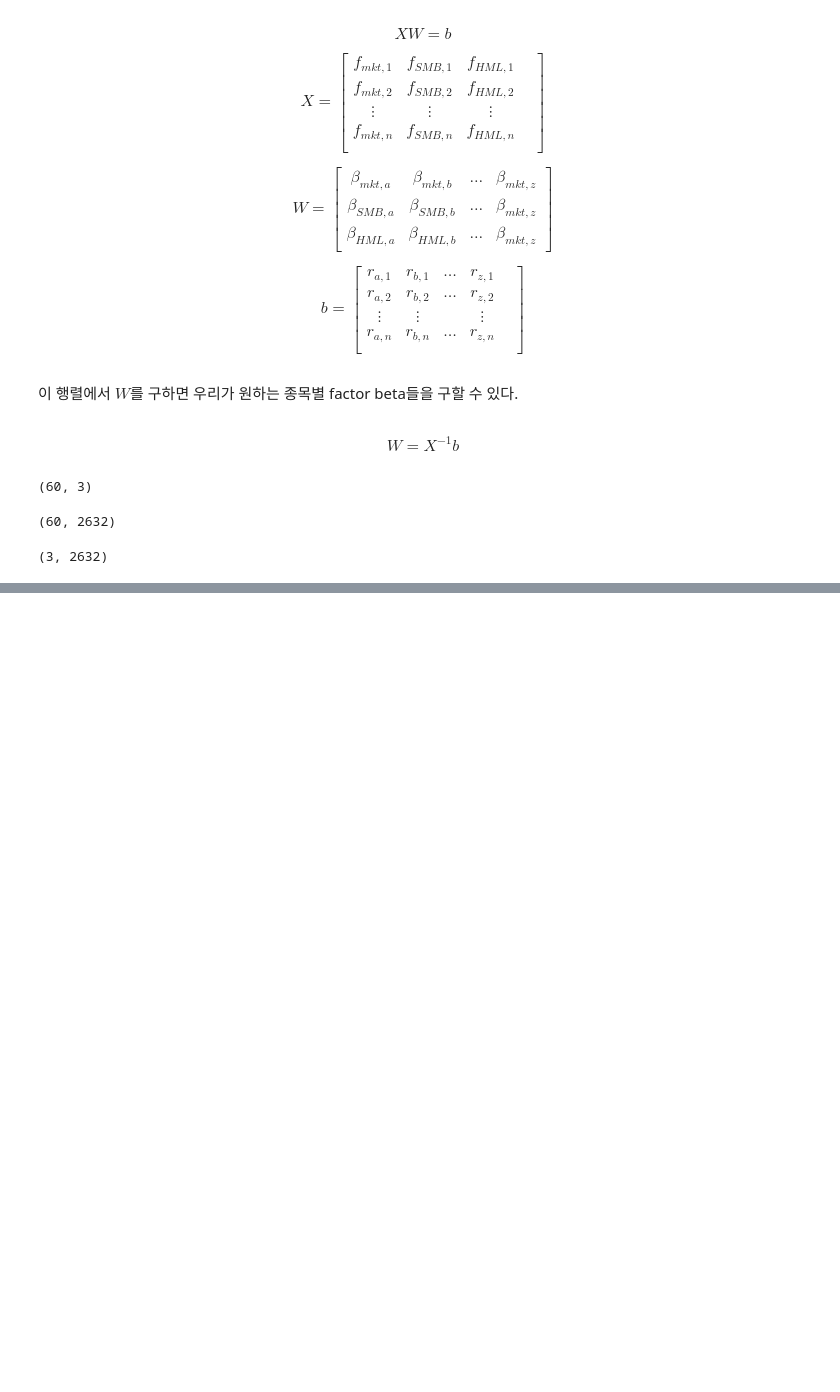
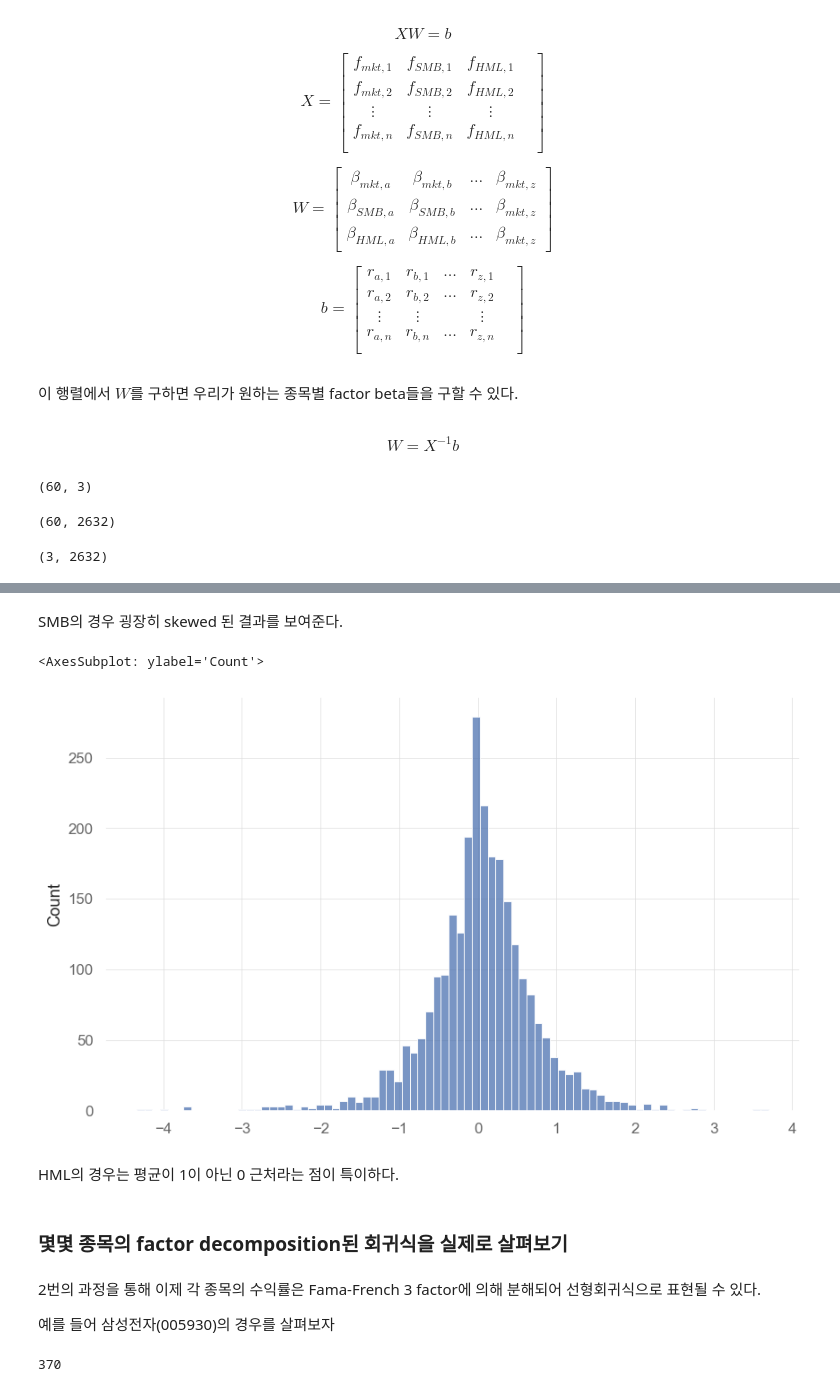
Before and after one commit to jaepil-choi/korquanttools, a Jupyter notebook: notebooks/factor_research.ipynb, the cells around one changed output, grey strips where cells are left out. Drawn from its saved outputs; the diff is of its cells as text; code cells hidden in the pictures; blank space fills up the shorter version.

```diff
--- a/notebooks/factor_research.ipynb
+++ b/notebooks/factor_research.ipynb
@@ -665,0 +706,25 @@ W.shape
+# %% [markdown]
+SMB의 경우 굉장히 skewed 된 결과를 보여준다.
+# %%
+sns.histplot(HML_betas)
+# %% [output]
+<AxesSubplot: ylabel='Count'>
+[figure, added]
+# %% [markdown]
+HML의 경우는 평균이 1이 아닌 0 근처라는 점이 특이하다.
+# %% [markdown]
+### 몇몇 종목의 factor decomposition된 회귀식을 실제로 살펴보기
+# %% [markdown]
+
+
+2번의 과정을 통해 이제 각 종목의 수익률은 Fama-French 3 factor에 의해 분해되어 선형회귀식으로 표현될 수 있다.
+
+예를 들어 삼성전자(005930)의 경우를 살펴보자
+# %%
+sam_elec_sid = '005930'
+
+sid_list = list(return_df.columns)
+sam_elec_idx = sid_list.index(sam_elec_sid)
+sam_elec_idx
+# %% [output]
+370
```
Also changed, not shown: parts of 16 cells of this notebook.
